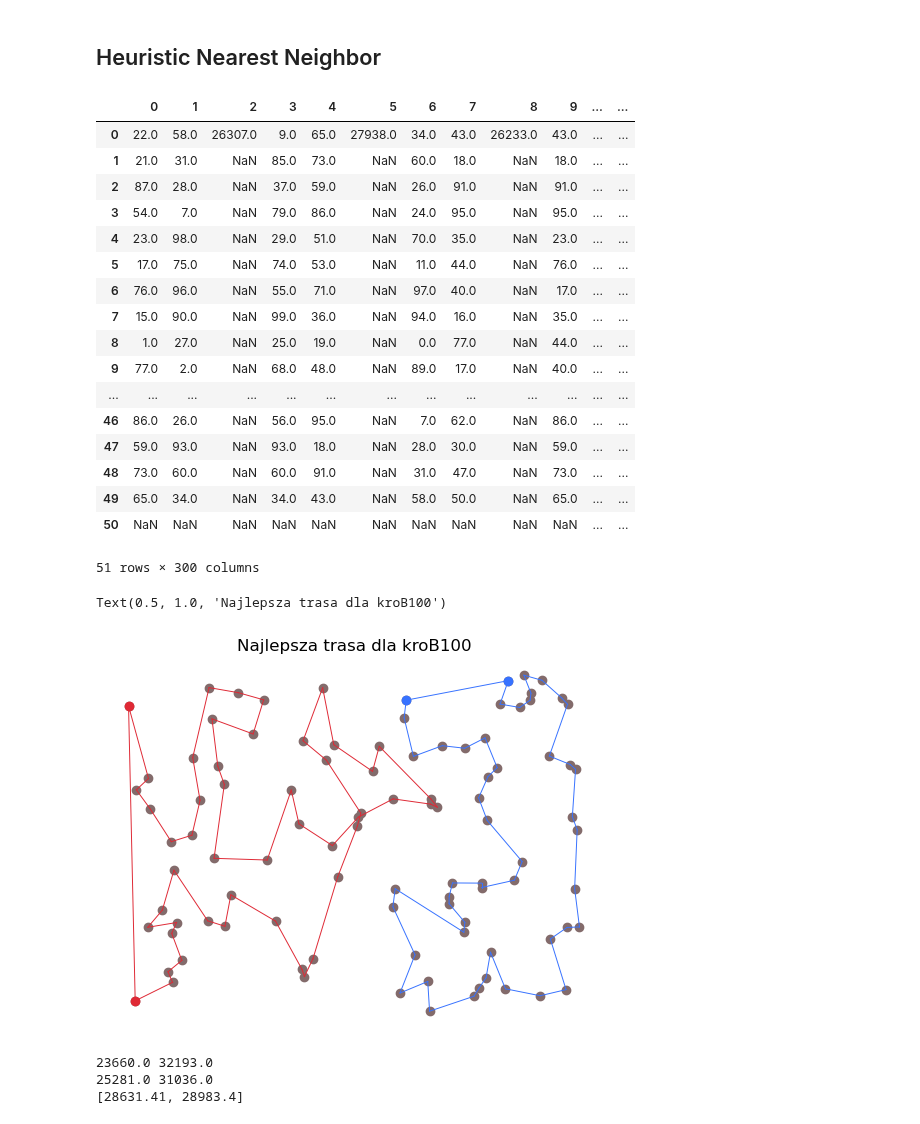
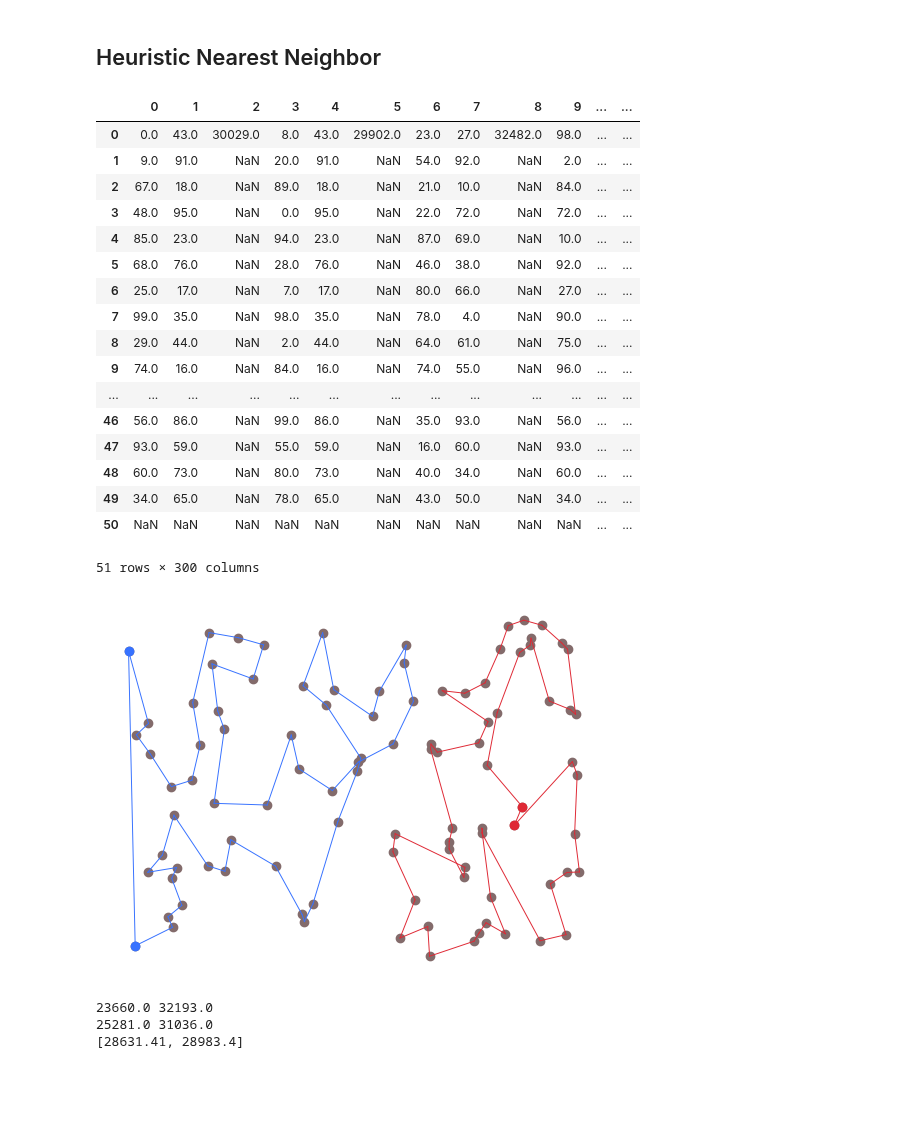
Before and after one commit to ProgrammerHand/IMO, a Jupyter notebook: Project1/calculations.ipynb, the cells around one changed output. Drawn from its saved outputs; the diff is of its cells as text; code cells hidden in the pictures; blank space fills up the shorter version.

Commit message:
recreating graphs

```diff
--- a/Project1/calculations.ipynb
+++ b/Project1/calculations.ipynb
@@ -15,7 +15,7 @@ nodes = {}
 
 for fn in file_names:
     # Loading csv's
-    data[fn] = pd.read_csv(f'results_kro{fn}100.csv', sep=',', header=None)
+    data[fn] = pd.read_csv(f'data/results_kro{fn}100.csv', sep=',', header=None)
     data[fn] = data[fn].T
 
     # Loading problem
@@ -29,21 +29,21 @@ for fn in file_names:
 data['B']
 # %% [output]
 |  | 0 | 1 | 2 | 3 | 4 | 5 | 6 | 7 | 8 | 9 | ... | ... |
-| 0 | 22.0 | 58.0 | 26307.0 | 9.0 | 65.0 | 27938.0 | 34.0 | 43.0 | 26233.0 | 43.0 | ... | ... |
-| 1 | 21.0 | 31.0 | NaN | 85.0 | 73.0 | NaN | 60.0 | 18.0 | NaN | 18.0 | ... | ... |
-| 2 | 87.0 | 28.0 | NaN | 37.0 | 59.0 | NaN | 26.0 | 91.0 | NaN | 91.0 | ... | ... |
-| 3 | 54.0 | 7.0 | NaN | 79.0 | 86.0 | NaN | 24.0 | 95.0 | NaN | 95.0 | ... | ... |
-| 4 | 23.0 | 98.0 | NaN | 29.0 | 51.0 | NaN | 70.0 | 35.0 | NaN | 23.0 | ... | ... |
-| 5 | 17.0 | 75.0 | NaN | 74.0 | 53.0 | NaN | 11.0 | 44.0 | NaN | 76.0 | ... | ... |
-| 6 | 76.0 | 96.0 | NaN | 55.0 | 71.0 | NaN | 97.0 | 40.0 | NaN | 17.0 | ... | ... |
-| 7 | 15.0 | 90.0 | NaN | 99.0 | 36.0 | NaN | 94.0 | 16.0 | NaN | 35.0 | ... | ... |
-| 8 | 1.0 | 27.0 | NaN | 25.0 | 19.0 | NaN | 0.0 | 77.0 | NaN | 44.0 | ... | ... |
-| 9 | 77.0 | 2.0 | NaN | 68.0 | 48.0 | NaN | 89.0 | 17.0 | NaN | 40.0 | ... | ... |
+| 0 | 0.0 | 43.0 | 30029.0 | 8.0 | 43.0 | 29902.0 | 23.0 | 27.0 | 32482.0 | 98.0 | ... | ... |
+| 1 | 9.0 | 91.0 | NaN | 20.0 | 91.0 | NaN | 54.0 | 92.0 | NaN | 2.0 | ... | ... |
+| 2 | 67.0 | 18.0 | NaN | 89.0 | 18.0 | NaN | 21.0 | 10.0 | NaN | 84.0 | ... | ... |
+| 3 | 48.0 | 95.0 | NaN | 0.0 | 95.0 | NaN | 22.0 | 72.0 | NaN | 72.0 | ... | ... |
+| 4 | 85.0 | 23.0 | NaN | 94.0 | 23.0 | NaN | 87.0 | 69.0 | NaN | 10.0 | ... | ... |
+| 5 | 68.0 | 76.0 | NaN | 28.0 | 76.0 | NaN | 46.0 | 38.0 | NaN | 92.0 | ... | ... |
+| 6 | 25.0 | 17.0 | NaN | 7.0 | 17.0 | NaN | 80.0 | 66.0 | NaN | 27.0 | ... | ... |
+| 7 | 99.0 | 35.0 | NaN | 98.0 | 35.0 | NaN | 78.0 | 4.0 | NaN | 90.0 | ... | ... |
+| 8 | 29.0 | 44.0 | NaN | 2.0 | 44.0 | NaN | 64.0 | 61.0 | NaN | 75.0 | ... | ... |
+| 9 | 74.0 | 16.0 | NaN | 84.0 | 16.0 | NaN | 74.0 | 55.0 | NaN | 96.0 | ... | ... |
 | ... | ... | ... | ... | ... | ... | ... | ... | ... | ... | ... | ... | ... |
-| 46 | 86.0 | 26.0 | NaN | 56.0 | 95.0 | NaN | 7.0 | 62.0 | NaN | 86.0 | ... | ... |
-| 47 | 59.0 | 93.0 | NaN | 93.0 | 18.0 | NaN | 28.0 | 30.0 | NaN | 59.0 | ... | ... |
-| 48 | 73.0 | 60.0 | NaN | 60.0 | 91.0 | NaN | 31.0 | 47.0 | NaN | 73.0 | ... | ... |
-| 49 | 65.0 | 34.0 | NaN | 34.0 | 43.0 | NaN | 58.0 | 50.0 | NaN | 65.0 | ... | ... |
+| 46 | 56.0 | 86.0 | NaN | 99.0 | 86.0 | NaN | 35.0 | 93.0 | NaN | 56.0 | ... | ... |
+| 47 | 93.0 | 59.0 | NaN | 55.0 | 59.0 | NaN | 16.0 | 60.0 | NaN | 93.0 | ... | ... |
+| 48 | 60.0 | 73.0 | NaN | 80.0 | 73.0 | NaN | 40.0 | 34.0 | NaN | 60.0 | ... | ... |
+| 49 | 34.0 | 65.0 | NaN | 78.0 | 65.0 | NaN | 43.0 | 50.0 | NaN | 34.0 | ... | ... |
 | 50 | NaN | NaN | NaN | NaN | NaN | NaN | NaN | NaN | NaN | NaN | ... | ... |
 51 rows × 300 columns
 # %%
@@ -57,31 +57,31 @@ for fn in ['A', 'B']:
     worst[fn] = results.index(max(results))
 # %%
 # drawing plots
+letter = 'B'
 
-nds_l = data['B'][best['B']*3]
-nds_r = data['B'][best['B']*3+1]
+nds_l = data[letter][best[letter]*3]
+nds_r = data[letter][best[letter]*3+1]
 
 plt.figure()
-plt.scatter(nodes['B']['x'], nodes['B']['y'], color='#836b6b')
+plt.scatter(nodes[letter]['x'], nodes[letter]['y'], color='#836b6b')
 
 for nds, c in zip([nds_l, nds_r], ['#df2935', '#3772ff']):
     for n in range(len(nds)-2):
-        plt.plot([nodes['B']['x'][int(nds[n])], nodes['B']['x'][int(nds[n+1])]],
-                 [nodes['B']['y'][int(nds[n])], nodes['B']['y'][int(nds[n+1])]],
+        plt.plot([nodes[letter]['x'][int(nds[n])], nodes[letter]['x'][int(nds[n+1])]],
+                 [nodes[letter]['y'][int(nds[n])], nodes[letter]['y'][int(nds[n+1])]],
                   c=c,
                   linewidth=0.7)
-    plt.plot([nodes['B']['x'][int(nds[0])], nodes['B']['x'][int(nds[len(nds)-2])]],
-             [nodes['B']['y'][int(nds[0])], nodes['B']['y'][int(nds[len(nds)-2])]],
+    plt.plot([nodes[letter]['x'][int(nds[0])], nodes[letter]['x'][int(nds[len(nds)-2])]],
+             [nodes[letter]['y'][int(nds[0])], nodes[letter]['y'][int(nds[len(nds)-2])]],
               c=c,
               linewidth=0.7)
-    plt.scatter([nodes['B']['x'][int(nds[0])], nodes['B']['x'][int(nds[len(nds)-2])]],
-                [nodes['B']['y'][int(nds[0])], nodes['B']['y'][int(nds[len(nds)-2])]],
+    plt.scatter([nodes[letter]['x'][int(nds[0])], nodes[letter]['x'][int(nds[len(nds)-2])]],
+                [nodes[letter]['y'][int(nds[0])], nodes[letter]['y'][int(nds[len(nds)-2])]],
                  c=c)
 plt.axis(False)
-plt.title('Najlepsza trasa dla kroB100')
+plt.savefig('imgs/best_kroB100_HNN.png')
 # %% [output]
-Text(0.5, 1.0, 'Najlepsza trasa dla kroB100')
-[figure, old version]
+[figure, new version]
 # %%
 # counting mean
 
```
Also changed, not shown: 7 other files.
